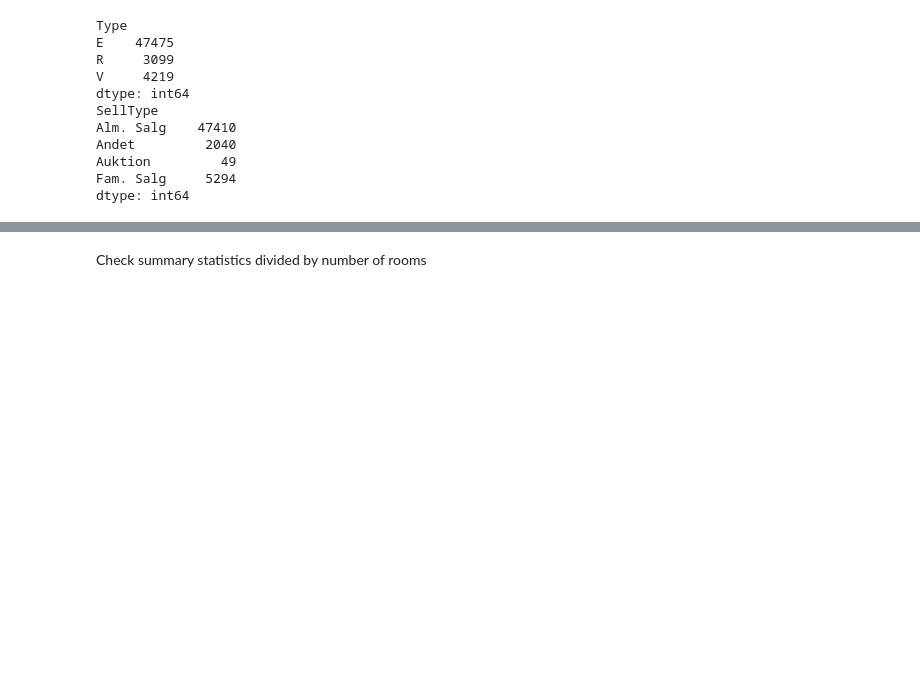
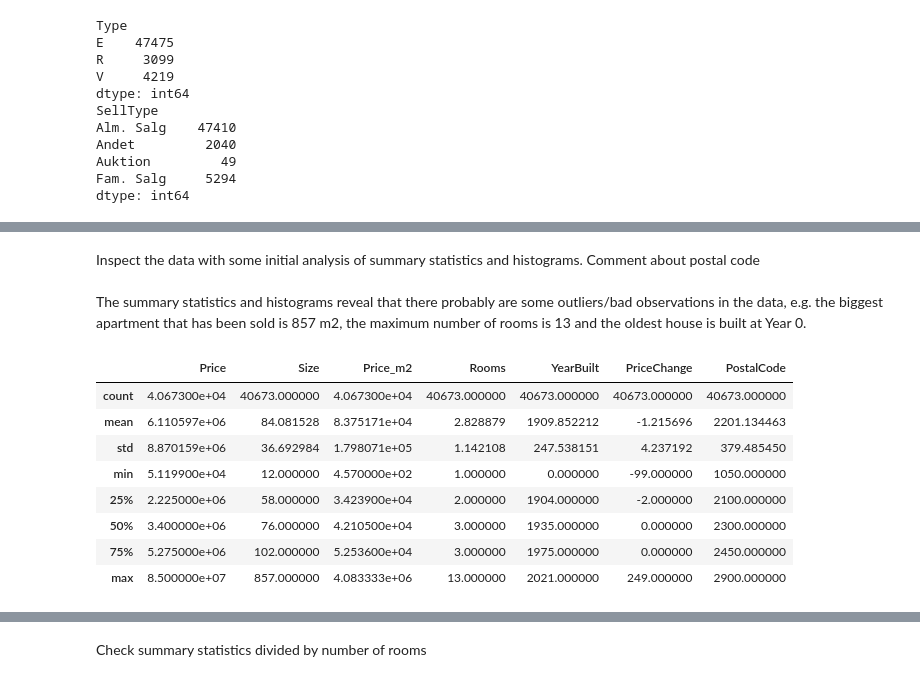
Before and after one commit to MartinJHallberg/BoligaData, a Jupyter notebook: BoligaAnalysis.ipynb, the cells around one changed output, grey strips where cells are left out. Drawn from its saved outputs; the diff is of its cells as text; code cells hidden in the pictures; blank space fills up the shorter version.

```diff
--- a/BoligaAnalysis.ipynb
+++ b/BoligaAnalysis.ipynb
@@ -101,0 +99,17 @@ print(df.shape)
+# %% [markdown]
+Inspect the data with some initial analysis of summary statistics and histograms. Comment about postal code
+<br>
+<br>
+The summary statistics and histograms reveal that there probably are some outliers/bad observations in the data, e.g. the biggest apartment that has been sold is 857 m2, the maximum number of rooms is 13 and the oldest house is built at Year 0.
+# %%
+df.describe()
+# %% [output]
+|  | Price | Size | Price_m2 | Rooms | YearBuilt | PriceChange | PostalCode |
+| count | 4.067300e+04 | 40673.000000 | 4.067300e+04 | 40673.000000 | 40673.000000 | 40673.000000 | 40673.000000 |
+| mean | 6.110597e+06 | 84.081528 | 8.375171e+04 | 2.828879 | 1909.852212 | -1.215696 | 2201.134463 |
+| std | 8.870159e+06 | 36.692984 | 1.798071e+05 | 1.142108 | 247.538151 | 4.237192 | 379.485450 |
+| min | 5.119900e+04 | 12.000000 | 4.570000e+02 | 1.000000 | 0.000000 | -99.000000 | 1050.000000 |
+| 25% | 2.225000e+06 | 58.000000 | 3.423900e+04 | 2.000000 | 1904.000000 | -2.000000 | 2100.000000 |
+| 50% | 3.400000e+06 | 76.000000 | 4.210500e+04 | 3.000000 | 1935.000000 | 0.000000 | 2300.000000 |
+| 75% | 5.275000e+06 | 102.000000 | 5.253600e+04 | 3.000000 | 1975.000000 | 0.000000 | 2450.000000 |
+| max | 8.500000e+07 | 857.000000 | 4.083333e+06 | 13.000000 | 2021.000000 | 249.000000 | 2900.000000 |
```
Also changed, not shown: parts of 21 cells of this notebook.
